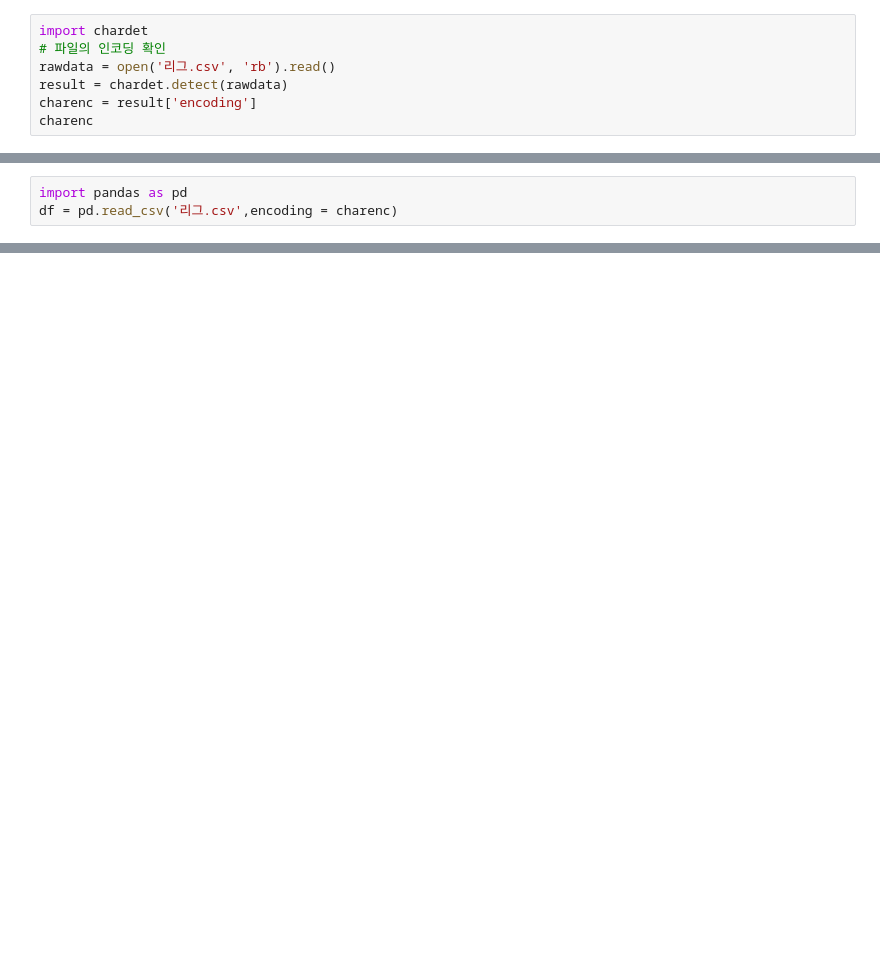
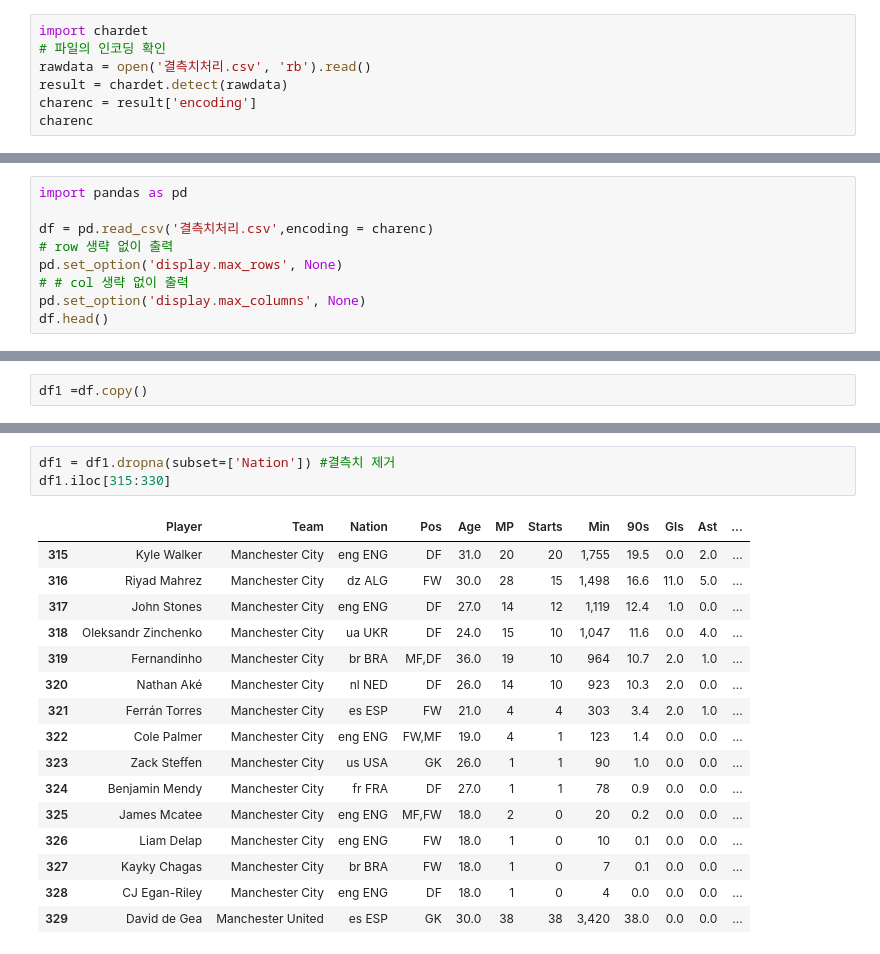
Before and after one commit to juniffel/AIFFELTHON, a Jupyter notebook: 데이터톤/데이터톤.ipynb, the cells around one changed output, grey strips where cells are left out. Saved outputs shown, nothing was run; the diff lists cells and outputs as text; blank space fills up the shorter version.

```diff
--- a/데이터톤/데이터톤.ipynb
+++ b/데이터톤/데이터톤.ipynb
@@ -1,7 +1,7 @@
 # %%
 import chardet
 # 파일의 인코딩 확인
-rawdata = open('리그.csv', 'rb').read()
+rawdata = open('결측치처리.csv', 'rb').read()
 result = chardet.detect(rawdata)
 charenc = result['encoding']
 charenc
@@ -10,4 +10,10 @@ charenc
 # %%
 import pandas as pd
-df = pd.read_csv('리그.csv',encoding = charenc)
+
+df = pd.read_csv('결측치처리.csv',encoding = charenc)
+# row 생략 없이 출력
+pd.set_option('display.max_rows', None)
+# # col 생략 없이 출력
+pd.set_option('display.max_columns', None)
+df.head()
 # %% [output]
@@ -125,0 +38,2 @@ kind
+# %%
+df1 =df.copy()
@@ -125,0 +49,20 @@ kind
+# %%
+df1 = df1.dropna(subset=['Nation']) #결측치 제거
+df1.iloc[315:330]
+# %% [output]
+|  | Player | Team | Nation | Pos | Age | MP | Starts | Min | 90s | Gls | Ast | ... |
+| 315 | Kyle Walker | Manchester City | eng ENG | DF | 31.0 | 20 | 20 | 1,755 | 19.5 | 0.0 | 2.0 | ... |
+| 316 | Riyad Mahrez | Manchester City | dz ALG | FW | 30.0 | 28 | 15 | 1,498 | 16.6 | 11.0 | 5.0 | ... |
+| 317 | John Stones | Manchester City | eng ENG | DF | 27.0 | 14 | 12 | 1,119 | 12.4 | 1.0 | 0.0 | ... |
+| 318 | Oleksandr Zinchenko | Manchester City | ua UKR | DF | 24.0 | 15 | 10 | 1,047 | 11.6 | 0.0 | 4.0 | ... |
+| 319 | Fernandinho | Manchester City | br BRA | MF,DF | 36.0 | 19 | 10 | 964 | 10.7 | 2.0 | 1.0 | ... |
+| 320 | Nathan Aké | Manchester City | nl NED | DF | 26.0 | 14 | 10 | 923 | 10.3 | 2.0 | 0.0 | ... |
+| 321 | Ferrán Torres | Manchester City | es ESP | FW | 21.0 | 4 | 4 | 303 | 3.4 | 2.0 | 1.0 | ... |
+| 322 | Cole Palmer | Manchester City | eng ENG | FW,MF | 19.0 | 4 | 1 | 123 | 1.4 | 0.0 | 0.0 | ... |
+| 323 | Zack Steffen | Manchester City | us USA | GK | 26.0 | 1 | 1 | 90 | 1.0 | 0.0 | 0.0 | ... |
+| 324 | Benjamin Mendy | Manchester City | fr FRA | DF | 27.0 | 1 | 1 | 78 | 0.9 | 0.0 | 0.0 | ... |
+| 325 | James Mcatee | Manchester City | eng ENG | MF,FW | 18.0 | 2 | 0 | 20 | 0.2 | 0.0 | 0.0 | ... |
+| 326 | Liam Delap | Manchester City | eng ENG | FW | 18.0 | 1 | 0 | 10 | 0.1 | 0.0 | 0.0 | ... |
+| 327 | Kayky Chagas | Manchester City | br BRA | FW | 18.0 | 1 | 0 | 7 | 0.1 | 0.0 | 0.0 | ... |
+| 328 | CJ Egan-Riley | Manchester City | eng ENG | DF | 18.0 | 1 | 0 | 4 | 0.0 | 0.0 | 0.0 | ... |
+| 329 | David de Gea | Manchester United | es ESP | GK | 30.0 | 38 | 38 | 3,420 | 38.0 | 0.0 | 0.0 | ... |
```
Also changed, not shown: parts of 17 cells of this notebook, 2 other files.
